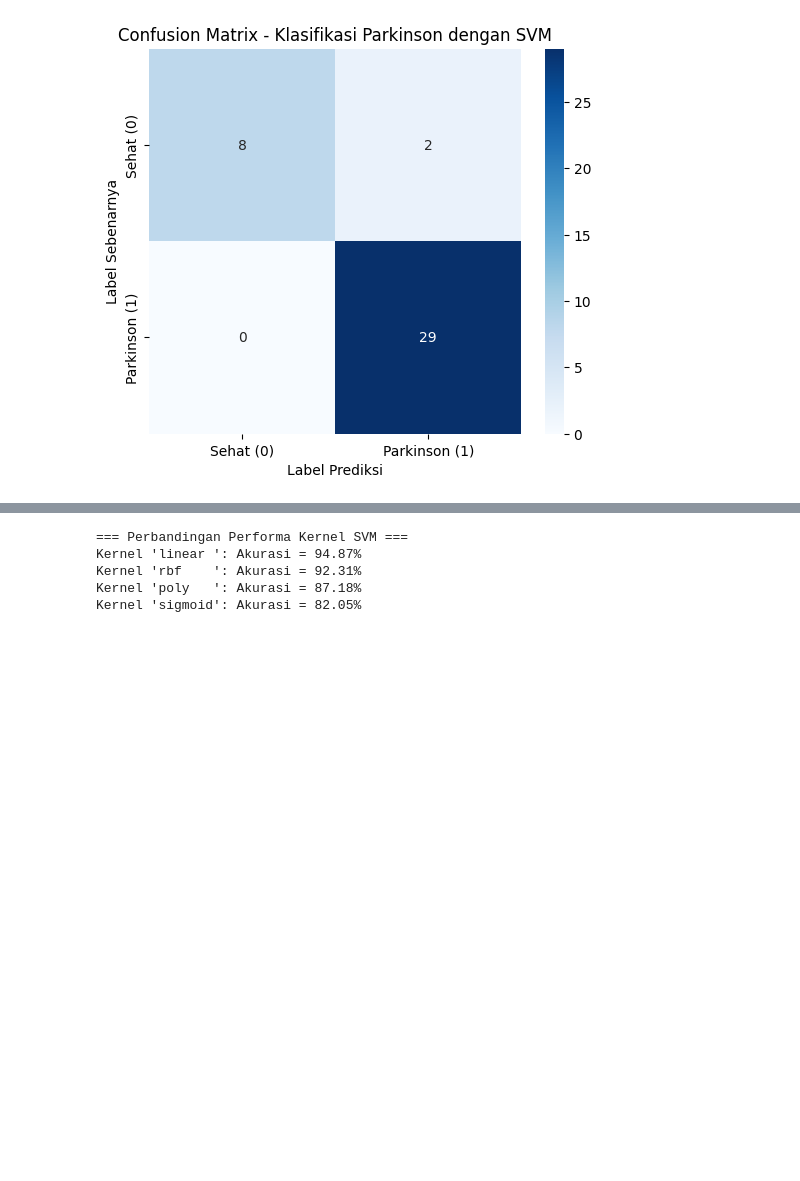
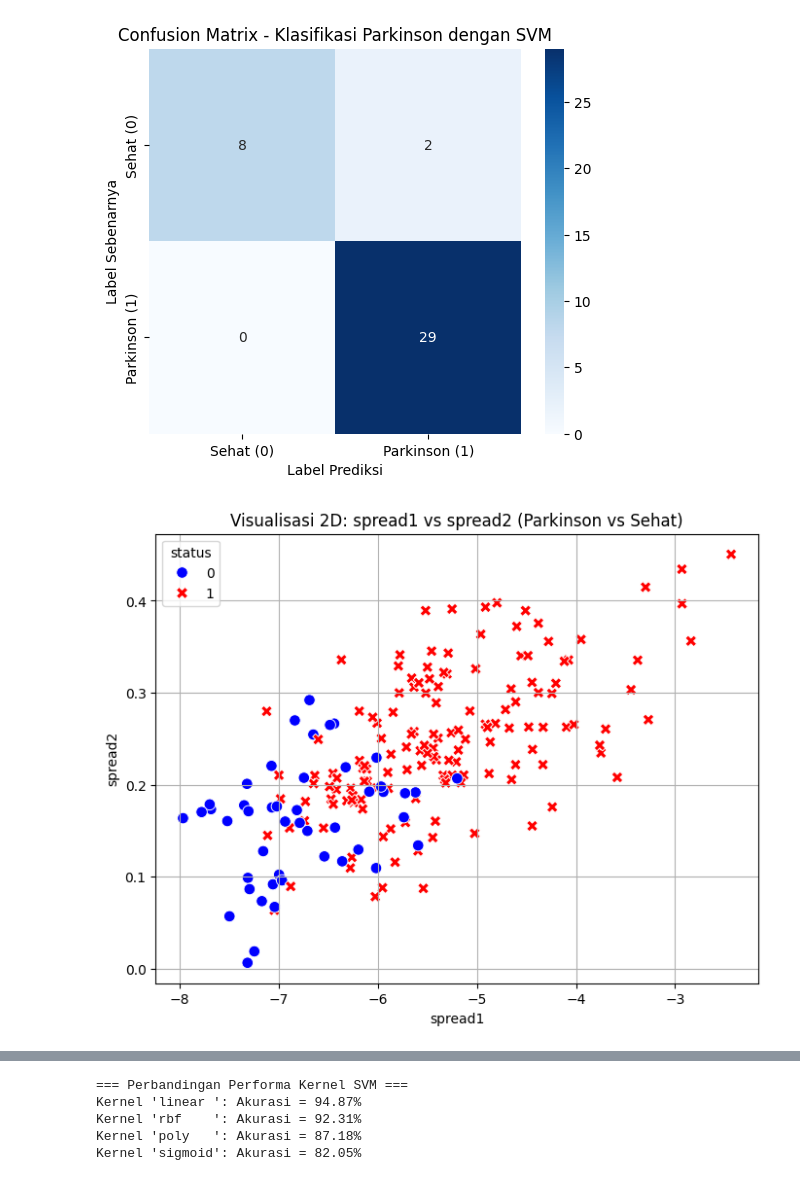
Before and after one commit to MuhammadArisNaufal/AI_CHATBOT, a Jupyter notebook: Copy_of_praktikum6Aris.ipynb, the cells around one changed output, grey strips where cells are left out. Saved outputs shown, nothing was run; the diff lists cells and outputs as text; code cells hidden in the pictures; blank space fills up the shorter version.

```diff
--- a/Copy_of_praktikum6Aris.ipynb
+++ b/Copy_of_praktikum6Aris.ipynb
@@ -149,3 +151,18 @@ plt.ylabel("Label Sebenarnya")
 plt.show()
 # %% [output]
 [figure]
+# %%
+plt.figure(figsize=(8, 6))
+sns.scatterplot(
+    x=X['spread1'],
+    y=X['spread2'],
+    hue=y,
+    palette={0: 'blue', 1: 'red'},
+    style=y, s=70 )
+plt.title("Visualisasi 2D: spread1 vs spread2 (Parkinson vs Sehat)")
+plt.xlabel("spread1")
+plt.ylabel("spread2")
+plt.grid(True)
+plt.show()
+# %% [output]
+[figure, added]
```
Also changed, not shown: parts of 2 cells of this notebook.
